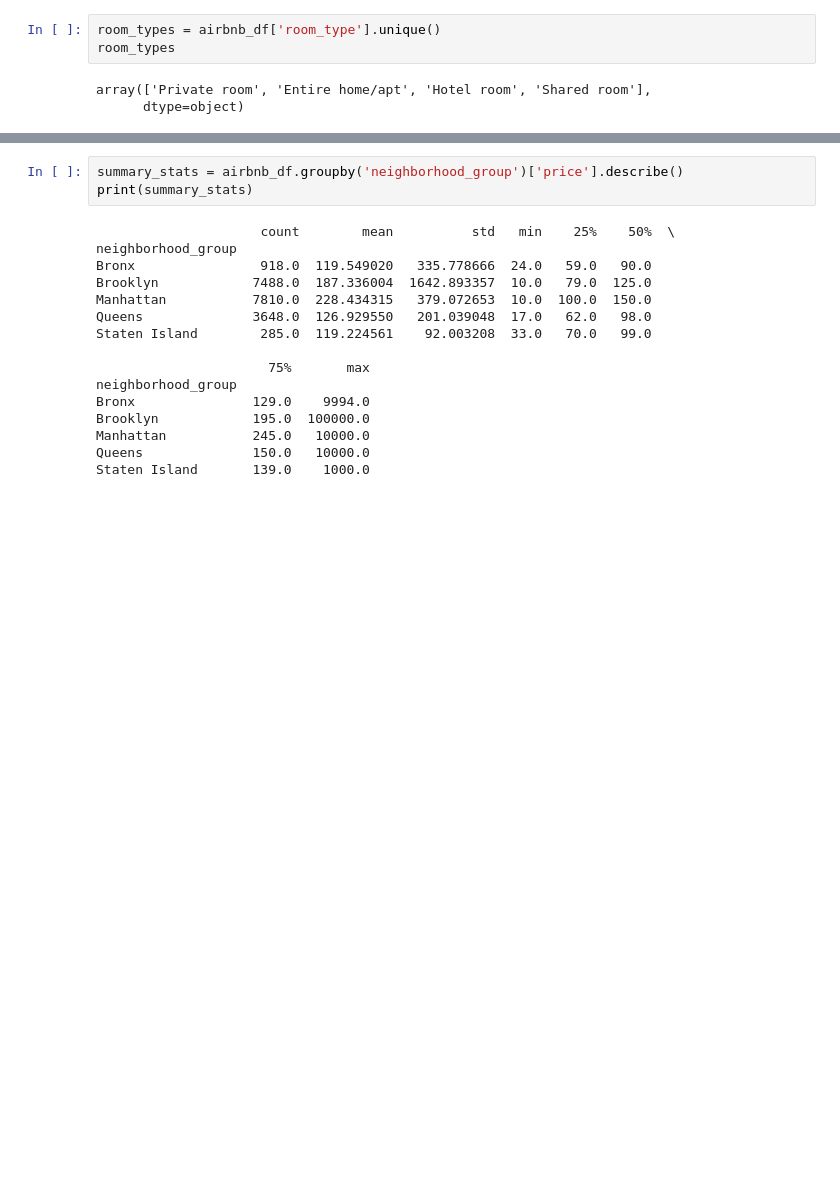
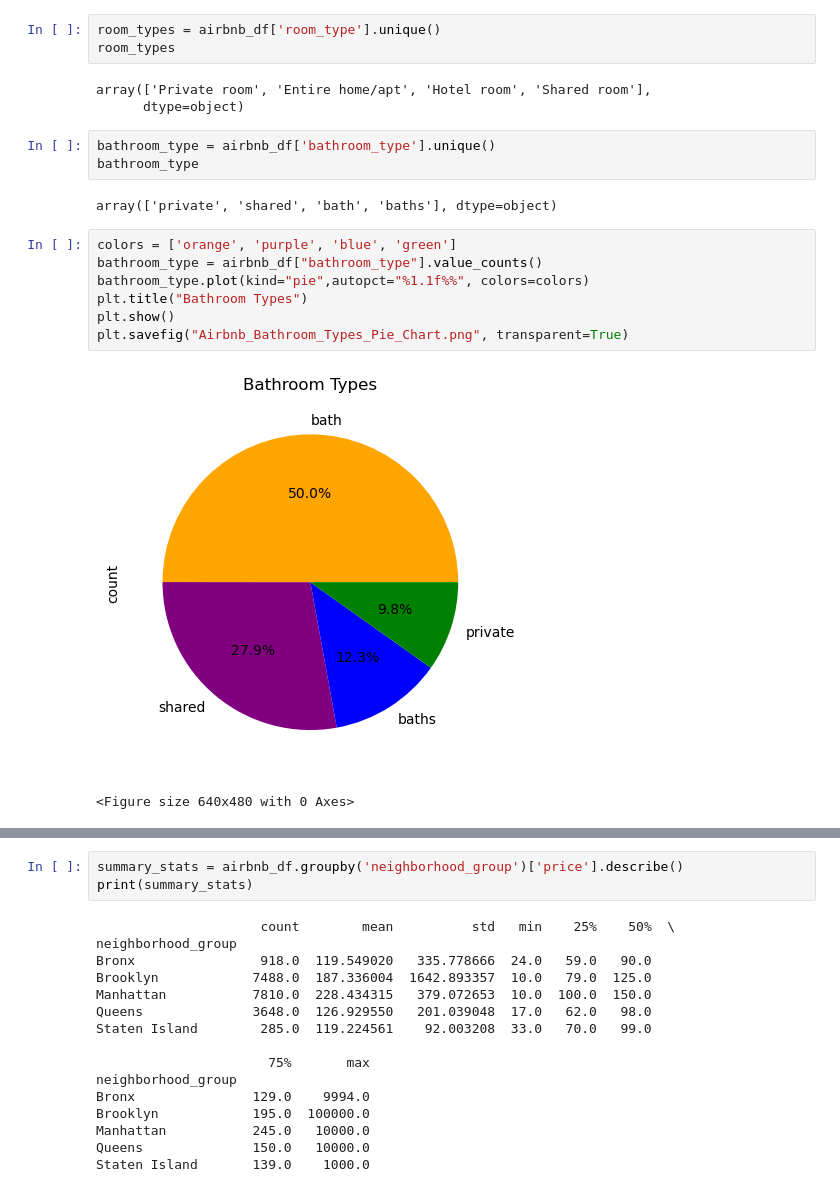
Before and after one commit to zippyprod/Project-3, a Jupyter notebook: charts.ipynb, the cells around one changed output, grey strips where cells are left out. Drawn from its saved outputs; the diff is of its cells as text; blank space fills up the shorter version.

```diff
--- a/charts.ipynb
+++ b/charts.ipynb
@@ -226,6 +226,21 @@ room_types
 # %% [output]
 array(['Private room', 'Entire home/apt', 'Hotel room', 'Shared room'],
       dtype=object)
+# %%
+bathroom_type = airbnb_df['bathroom_type'].unique()
+bathroom_type
+# %% [output]
+array(['private', 'shared', 'bath', 'baths'], dtype=object)
+# %%
+colors = ['orange', 'purple', 'blue', 'green']
+bathroom_type = airbnb_df["bathroom_type"].value_counts()
+bathroom_type.plot(kind="pie",autopct="%1.1f%%", colors=colors)
+plt.title("Bathroom Types")
+plt.show()
+plt.savefig("Airbnb_Bathroom_Types_Pie_Chart.png", transparent=True)
+# %% [output]
+[figure, added]
+<Figure size 640x480 with 0 Axes>
 # %%
 room_types = airbnb_df["room_type"].value_counts()
 room_types.plot(kind="pie",autopct="%1.1f%%", colors=['powderblue', 'coral', 'palegreen', 'moccasin'])
```
Also changed, not shown: parts of 3 cells of this notebook, 2 other files.
